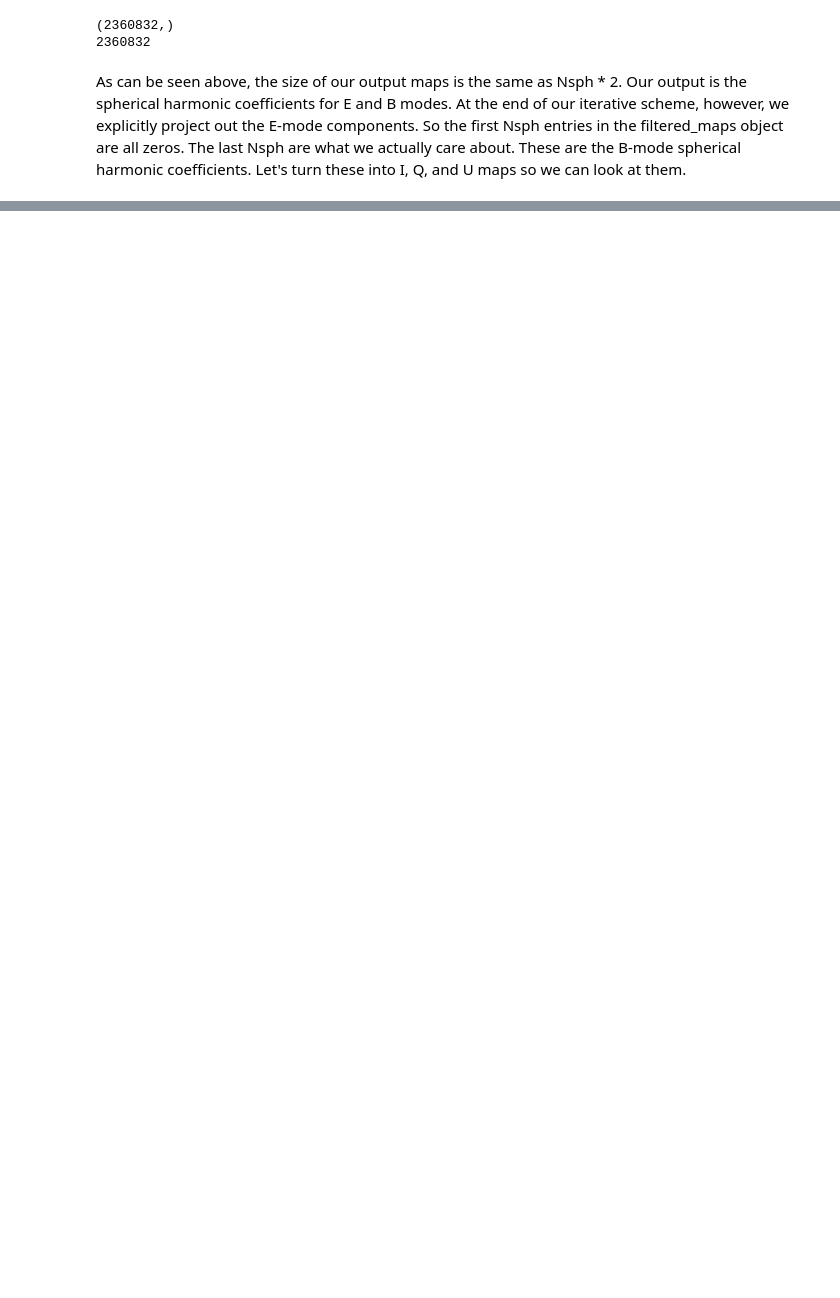
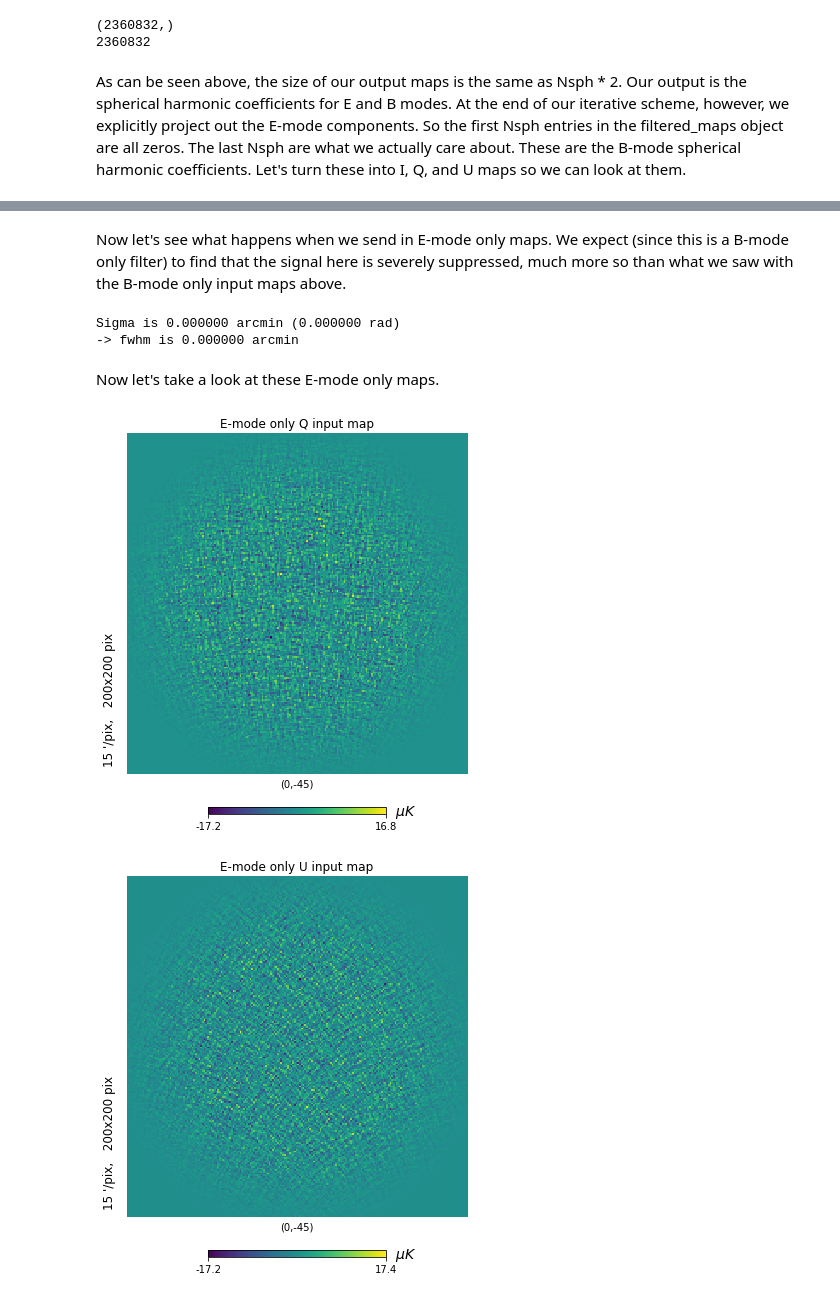
Before and after one commit to michaelray1/messenger_method, a Jupyter notebook: Mod_mess Demonstration.ipynb, the cells around one changed output, grey strips where cells are left out. Drawn from its saved outputs; the diff is of its cells as text; code cells hidden in the pictures; blank space fills up the shorter version.

```diff
--- a/Mod_mess Demonstration.ipynb
+++ b/Mod_mess Demonstration.ipynb
@@ -162,0 +186,16 @@ NameError: name 'out_balms' is not defined
+# %% [markdown]
+Now let's see what happens when we send in E-mode only maps. We expect (since this is a B-mode only filter) to find that the signal here is severely suppressed, much more so than what we saw with the B-mode only input maps above.
+# %%
+emaps = hp.synfast(cls = (np.zeros(Ellmax), c_ells_t[2,:1535], np.zeros(Ellmax), np.zeros(Ellmax)), nside=Nside, new=True)
+emaps = emaps*mask
+# %% [output]
+Sigma is 0.000000 arcmin (0.000000 rad)
+-> fwhm is 0.000000 arcmin
+# %% [markdown]
+Now let's take a look at these E-mode only maps.
+# %%
+hp.gnomview(emaps[1,:], title='E-mode only Q input map', unit = '$\mu K$', reso=15, rot=(0, -45))
+hp.gnomview(emaps[2,:], title='E-mode only U input map', unit = '$\mu K$', reso=15, rot=(0, -45))
+# %% [output]
+[figure, added]
+[figure, added]
```
Also changed, not shown: parts of 12 cells of this notebook.
